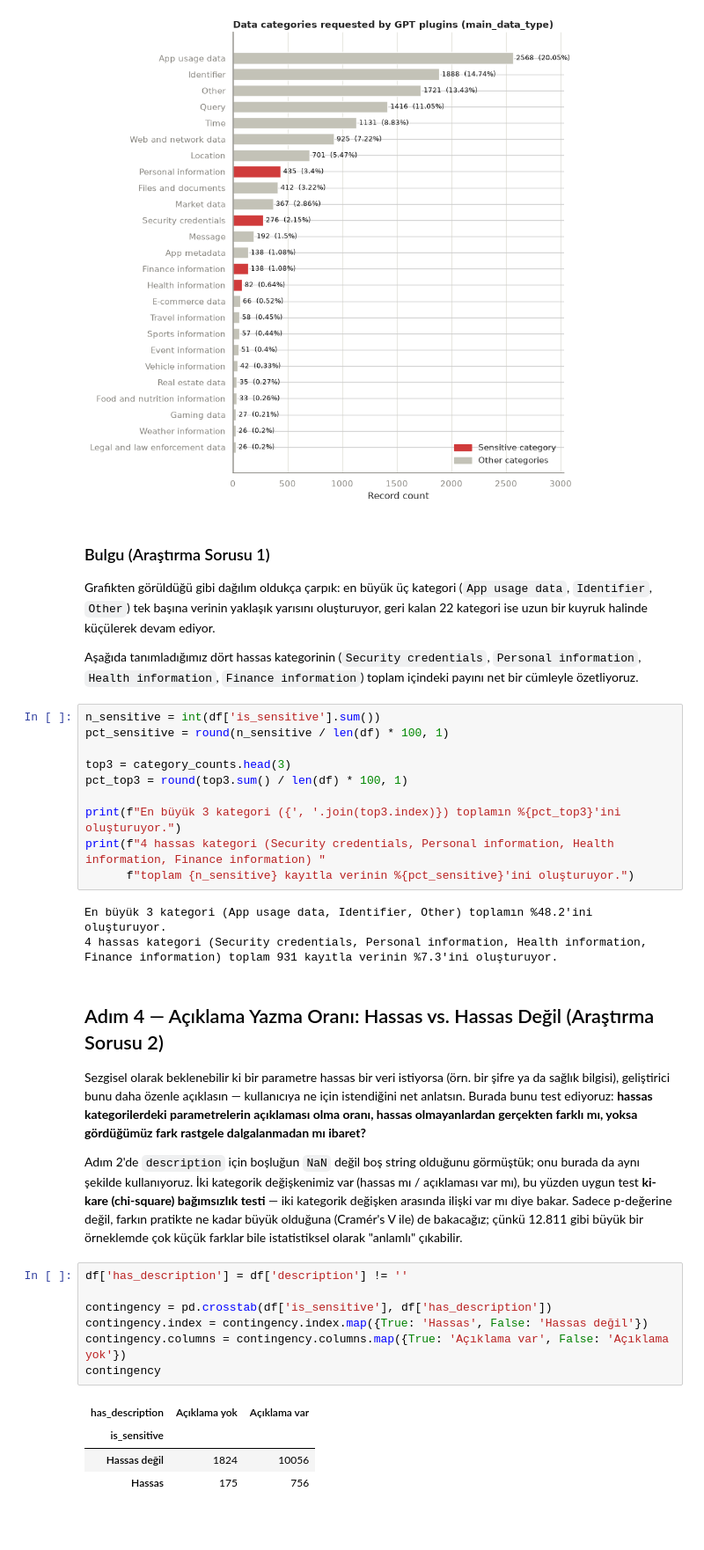
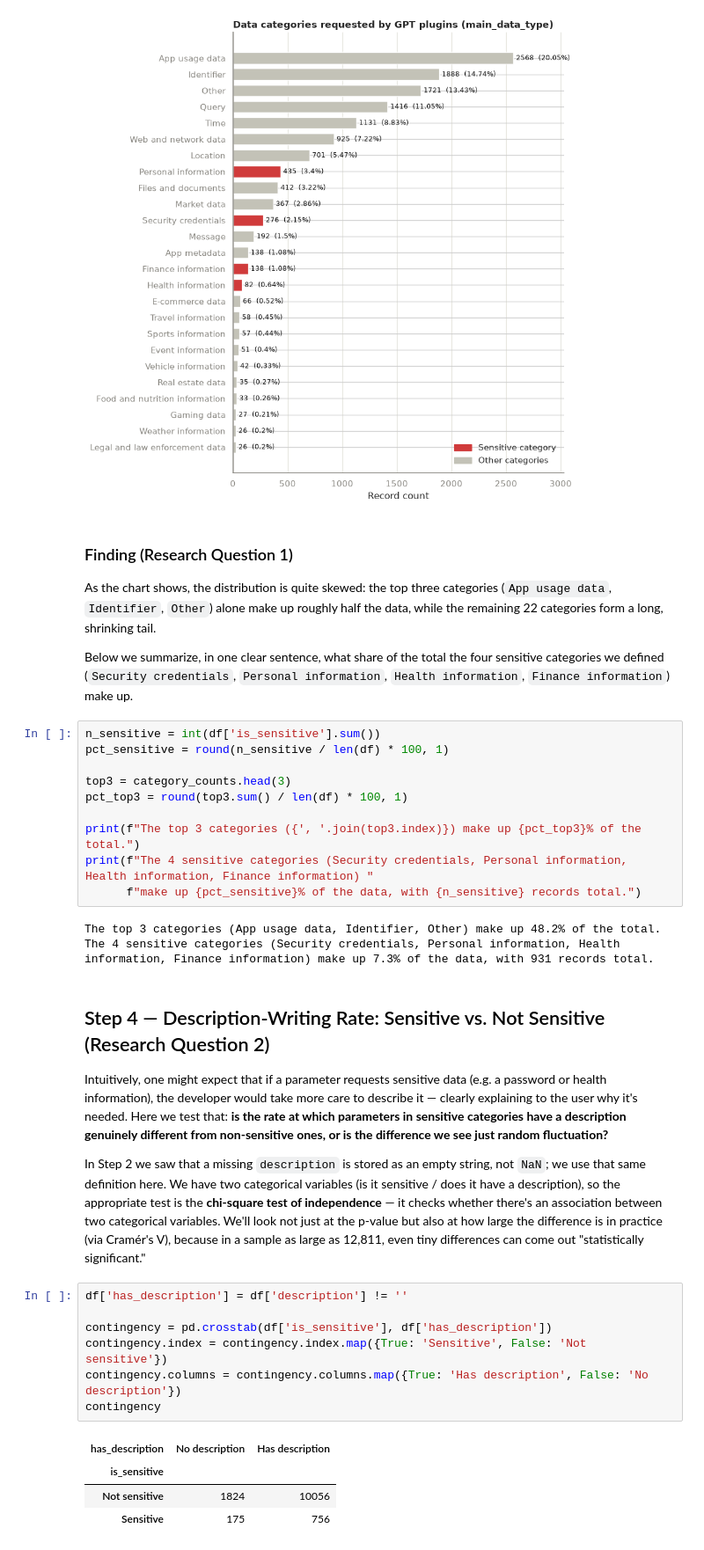
Before and after one commit to elifdikmn/DataPrivacy, a Jupyter notebook: notebooks/bolum1_eda.ipynb, the cells around one changed output. Shown at 88% size. Drawn from its saved outputs; the diff is of its cells as text; blank space fills up the shorter version.

```diff
--- a/notebooks/bolum1_eda.ipynb
+++ b/notebooks/bolum1_eda.ipynb
@@ -216,11 +216,11 @@ plt.show()
 # %% [output]
 [figure]
 # %% [markdown]
-### Bulgu (Araştırma Sorusu 1)
+### Finding (Research Question 1)
 
-Grafikten görüldüğü gibi dağılım oldukça çarpık: en büyük üç kategori (`App usage data`, `Identifier`, `Other`) tek başına verinin yaklaşık yarısını oluşturuyor, geri kalan 22 kategori ise uzun bir kuyruk halinde küçülerek devam ediyor.
+As the chart shows, the distribution is quite skewed: the top three categories (`App usage data`, `Identifier`, `Other`) alone make up roughly half the data, while the remaining 22 categories form a long, shrinking tail.
 
-Aşağıda tanımladığımız dört hassas kategorinin (`Security credentials`, `Personal information`, `Health information`, `Finance information`) toplam içindeki payını net bir cümleyle özetliyoruz.
+Below we summarize, in one clear sentence, what share of the total the four sensitive categories we defined (`Security credentials`, `Personal information`, `Health information`, `Finance information`) make up.
 # %%
 n_sensitive = int(df['is_sensitive'].sum())
 pct_sensitive = round(n_sensitive / len(df) * 100, 1)
@@ -228,30 +228,30 @@ pct_sensitive = round(n_sensitive / len(df) * 100, 1)
 top3 = category_counts.head(3)
 pct_top3 = round(top3.sum() / len(df) * 100, 1)
 
-print(f"En büyük 3 kategori ({', '.join(top3.index)}) toplamın %{pct_top3}'ini oluşturuyor.")
-print(f"4 hassas kategori (Security credentials, Personal information, Health information, Finance information) "
-      f"toplam {n_sensitive} kayıtla verinin %{pct_sensitive}'ini oluşturuyor.")
+print(f"The top 3 categories ({', '.join(top3.index)}) make up {pct_top3}% of the total.")
+print(f"The 4 sensitive categories (Security credentials, Personal information, Health information, Finance information) "
+      f"make up {pct_sensitive}% of the data, with {n_sensitive} records total.")
 # %% [output]
-En büyük 3 kategori (App usage data, Identifier, Other) toplamın %48.2'ini oluşturuyor.
-4 hassas kategori (Security credentials, Personal information, Health information, Finance information) toplam 931 kayıtla verinin %7.3'ini oluşturuyor.
+The top 3 categories (App usage data, Identifier, Other) make up 48.2% of the total.
+The 4 sensitive categories (Security credentials, Personal information, Health information, Finance information) make up 7.3% of the data, with 931 records total.
 # %% [markdown]
-## Adım 4 — Açıklama Yazma Oranı: Hassas vs. Hassas Değil (Araştırma Sorusu 2)
+## Step 4 — Description-Writing Rate: Sensitive vs. Not Sensitive (Research Question 2)
 
-Sezgisel olarak beklenebilir ki bir parametre hassas bir veri istiyorsa (örn. bir şifre ya da sağlık bilgisi), geliştirici bunu daha özenle açıklasın — kullanıcıya ne için istendiğini net anlatsın. Burada bunu test ediyoruz: **hassas kategorilerdeki parametrelerin açıklaması olma oranı, hassas olmayanlardan gerçekten farklı mı, yoksa gördüğümüz fark rastgele dalgalanmadan mı ibaret?**
+Intuitively, one might expect that if a parameter requests sensitive data (e.g. a password or health information), the developer would take more care to describe it — clearly explaining to the user why it's needed. Here we test that: **is the rate at which parameters in sensitive categories have a description genuinely different from non-sensitive ones, or is the difference we see just random fluctuation?**
 
-Adım 2'de `description` için boşluğun `NaN` değil boş string olduğunu görmüştük; onu burada da aynı şekilde kullanıyoruz. İki kategorik değişkenimiz var (hassas mı / açıklaması var mı), bu yüzden uygun test **ki-kare (chi-square) bağımsızlık testi** — iki kategorik değişken arasında ilişki var mı diye bakar. Sadece p-değerine değil, farkın pratikte ne kadar büyük olduğuna (Cramér's V ile) de bakacağız; çünkü 12.811 gibi büyük bir örneklemde çok küçük farklar bile istatistiksel olarak "anlamlı" çıkabilir.
+In Step 2 we saw that a missing `description` is stored as an empty string, not `NaN`; we use that same definition here. We have two categorical variables (is it sensitive / does it have a description), so the appropriate test is the **chi-square test of independence** — it checks whether there's an association between two categorical variables. We'll look not just at the p-value but also at how large the difference is in practice (via Cramér's V), because in a sample as large as 12,811, even tiny differences can come out "statistically significant."
 # %%
 df['has_description'] = df['description'] != ''
 
 contingency = pd.crosstab(df['is_sensitive'], df['has_description'])
-contingency.index = contingency.index.map({True: 'Hassas', False: 'Hassas değil'})
-contingency.columns = contingency.columns.map({True: 'Açıklama var', False: 'Açıklama yok'})
+contingency.index = contingency.index.map({True: 'Sensitive', False: 'Not sensitive'})
+contingency.columns = contingency.columns.map({True: 'Has description', False: 'No description'})
 contingency
 # %% [output]
-| has_description | Açıklama yok | Açıklama var |
+| has_description | No description | Has description |
 | is_sensitive |  |  |
-| Hassas değil | 1824 | 10056 |
-| Hassas | 175 | 756 |
+| Not sensitive | 1824 | 10056 |
+| Sensitive | 175 | 756 |
 # %%
 contingency_pct = (contingency.div(contingency.sum(axis=1), axis=0) * 100).round(2)
 contingency_pct
```
Also changed, not shown: parts of 11 cells of this notebook, 2 other files.
